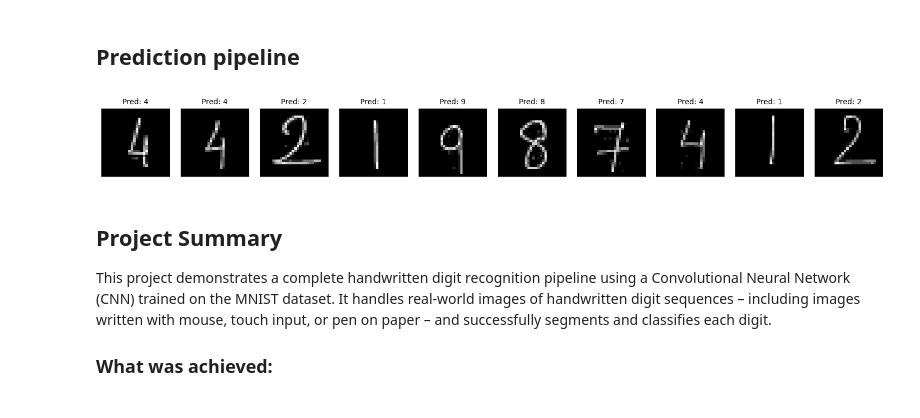
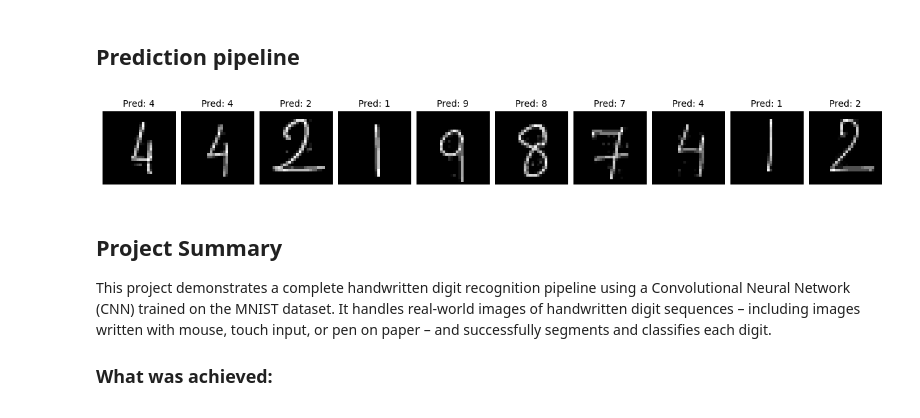
Before and after one commit to Manavvv128/Handwritten_Digit_Recognition-CNN-, a Jupyter notebook: HANDWRITEN_DIGIT_RECOGNITION.ipynb, the cells around one changed output. Saved outputs shown, nothing was run; the diff lists cells and outputs as text; code cells hidden in the pictures.

```diff
--- a/HANDWRITEN_DIGIT_RECOGNITION.ipynb
+++ b/HANDWRITEN_DIGIT_RECOGNITION.ipynb
@@ -213,36 +213,39 @@ def predict_sequence_from_image(image_path):
     contours, _ = cv2.findContours(thresh.copy(), cv2.RETR_EXTERNAL, cv2.CHAIN_APPROX_SIMPLE)
     boxes = [cv2.boundingRect(c) for c in contours]
     boxes = sorted(boxes, key=lambda b: b[0])
 
     predicted_digits = []
     preprocessed_tiles = []
 
     for (x, y, w, h) in boxes:
         if w < 5 or h < 5:
             continue  # skip tiny noise
         roi = thresh[y:y+h, x:x+w]
         digit_input = preprocess_digit(roi)           # (1,28,28,1)
         pred = model.predict(digit_input, verbose=0)
         predicted_digits.append(str(int(np.argmax(pred))))
         preprocessed_tiles.append(digit_input.squeeze())
 
 
     # --- Display all predicted digits horizontally with labels ---
-    plt.figure(figsize=(15, 3))
+    # Create figure with automatic layout handling
+    plt.figure(figsize=(max(6, len(preprocessed_tiles) * 1.2), 3), constrained_layout=True)
+
+    # Plot each digit and its predicted label
     for i, digit_img in enumerate(preprocessed_tiles):
         plt.subplot(1, len(preprocessed_tiles), i + 1)
         plt.imshow(digit_img, cmap="gray")
         plt.title(f"Pred: {predicted_digits[i]}", fontsize=10)
         plt.axis("off")
 
-    plt.tight_layout(pad=1.5)
+    #No need for tight_layout() — constrained_layout does it automatically
     plt.show()
 
 
 # --- Run on the user image ---
 predicted_number = predict_sequence_from_image("multi_digit2.jpeg")
 # %% [output]
-[figure, old version]
+[figure, new version]
 # %% [markdown]
 ## Project Summary
 
```
Also changed, not shown: parts of 2 cells of this notebook, 1 other file.
